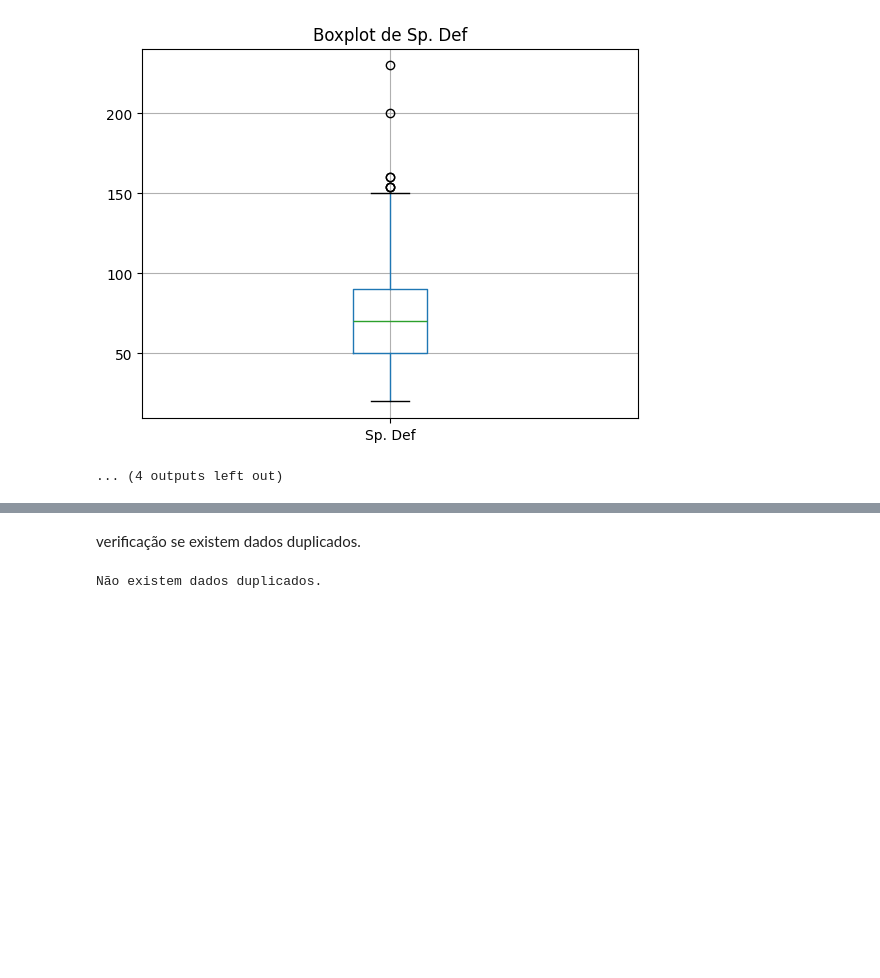
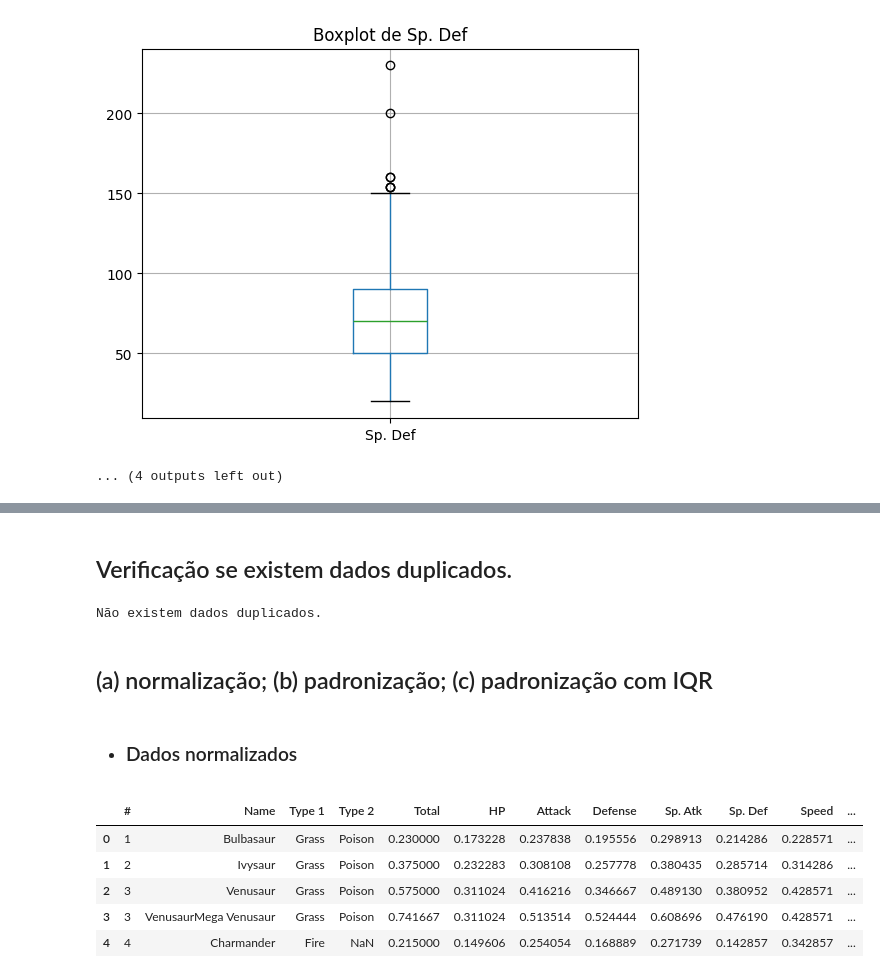
Before and after one commit to matheusbs8/IML2024-1, a Jupyter notebook: Pre-Processamento/pre_processamento.ipynb, the cells around one changed output, grey strips where cells are left out. Drawn from its saved outputs; the diff is of its cells as text; code cells hidden in the pictures; blank space fills up the shorter version.

```diff
--- a/Pre-Processamento/pre_processamento.ipynb
+++ b/Pre-Processamento/pre_processamento.ipynb
@@ -444,5 +401,5 @@ _________________________________________________________
 # %% [markdown]
-verificação se existem dados duplicados.
+## Verificação se existem dados duplicados.
 # %%
 # Verificar dados duplicados
 dados_duplicados = df.duplicated().sum()
@@ -456,0 +412,24 @@ Não existem dados duplicados.
+# %% [markdown]
+## (a) normalização; (b) padronização; (c) padronização com IQR
+# %% [markdown]
+- ### Dados normalizados
+# %%
+from sklearn.preprocessing import MinMaxScaler
+scaler = MinMaxScaler()
+df_normalizado = df.copy()
+for atributo, tipo in zip(df_normalizado.columns, df_normalizado.dtypes):
+
+    if tipo =='int64' and atributo != '#':
+
+        df_normalizado[atributo] = scaler.fit_transform(df_normalizado[[atributo]])
+
+
+
+df_normalizado.head()
+# %% [output]
+|  | # | Name | Type 1 | Type 2 | Total | HP | Attack | Defense | Sp. Atk | Sp. Def | Speed | ... |
+| 0 | 1 | Bulbasaur | Grass | Poison | 0.230000 | 0.173228 | 0.237838 | 0.195556 | 0.298913 | 0.214286 | 0.228571 | ... |
+| 1 | 2 | Ivysaur | Grass | Poison | 0.375000 | 0.232283 | 0.308108 | 0.257778 | 0.380435 | 0.285714 | 0.314286 | ... |
+| 2 | 3 | Venusaur | Grass | Poison | 0.575000 | 0.311024 | 0.416216 | 0.346667 | 0.489130 | 0.380952 | 0.428571 | ... |
+| 3 | 3 | VenusaurMega Venusaur | Grass | Poison | 0.741667 | 0.311024 | 0.513514 | 0.524444 | 0.608696 | 0.476190 | 0.428571 | ... |
+| 4 | 4 | Charmander | Fire | NaN | 0.215000 | 0.149606 | 0.254054 | 0.168889 | 0.271739 | 0.142857 | 0.342857 | ... |
```
Also changed, not shown: parts of 21 cells of this notebook, 2 other files.
